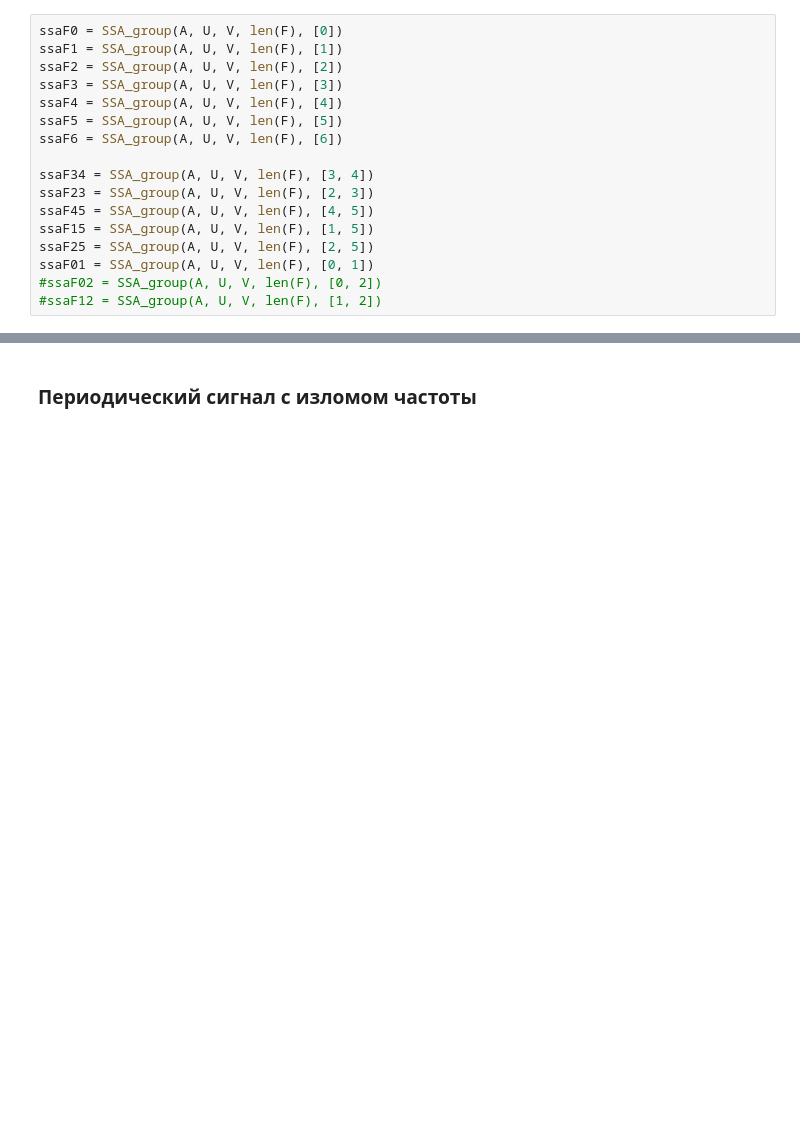
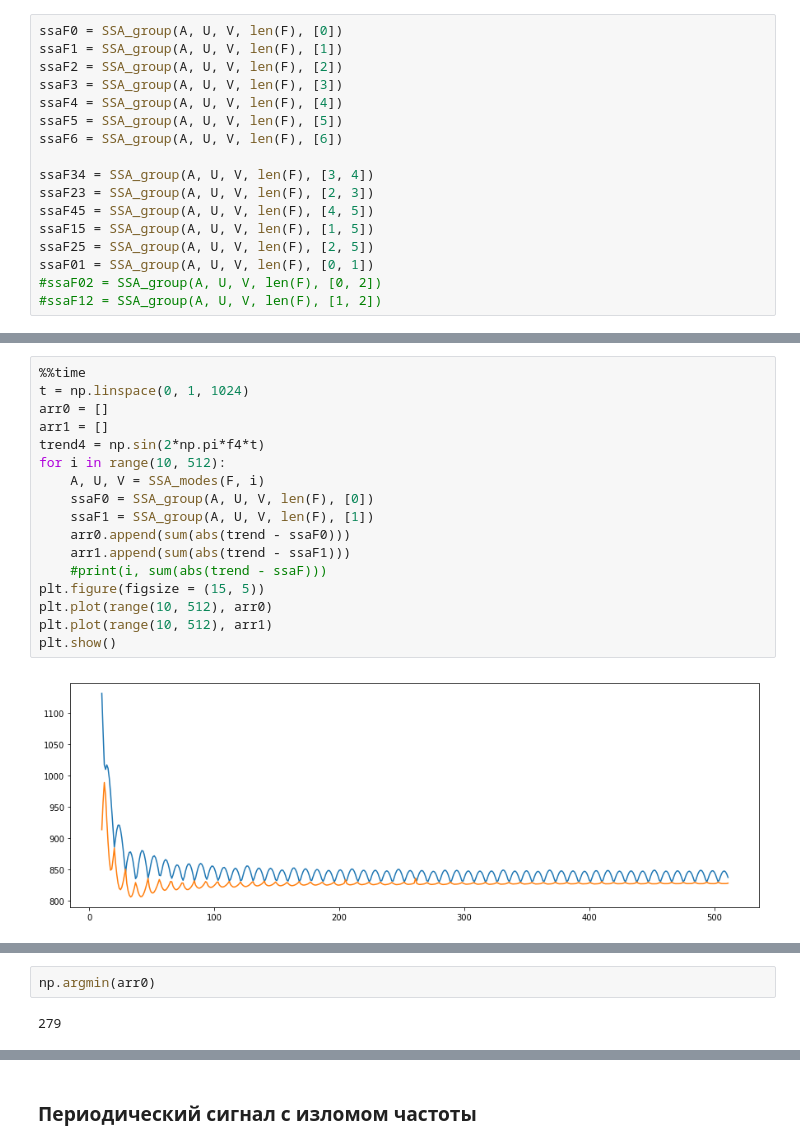
Before and after one commit to euloo/time-series, a Jupyter notebook: 5-timeSeries.ipynb, the cells around one changed output, grey strips where cells are left out. Drawn from its saved outputs; the diff is of its cells as text; blank space fills up the shorter version.

```diff
--- a/5-timeSeries.ipynb
+++ b/5-timeSeries.ipynb
@@ -466,0 +468,19 @@ plt.show()
+# %%
+%%time
+t = np.linspace(0, 1, 1024)
+arr0 = []
+arr1 = []
+trend4 = np.sin(2*np.pi*f4*t)
+for i in range(10, 512):
+    A, U, V = SSA_modes(F, i)
+    ssaF0 = SSA_group(A, U, V, len(F), [0])
+    ssaF1 = SSA_group(A, U, V, len(F), [1])
+    arr0.append(sum(abs(trend - ssaF0)))
+    arr1.append(sum(abs(trend - ssaF1)))
+    #print(i, sum(abs(trend - ssaF)))
+plt.figure(figsize = (15, 5))
+plt.plot(range(10, 512), arr0)
+plt.plot(range(10, 512), arr1)
+plt.show()
+# %% [output]
+[figure, added]
@@ -466,0 +489,4 @@ plt.show()
+# %%
+np.argmin(arr0)
+# %% [output]
+279
```
Also changed, not shown: parts of 6 cells of this notebook.
